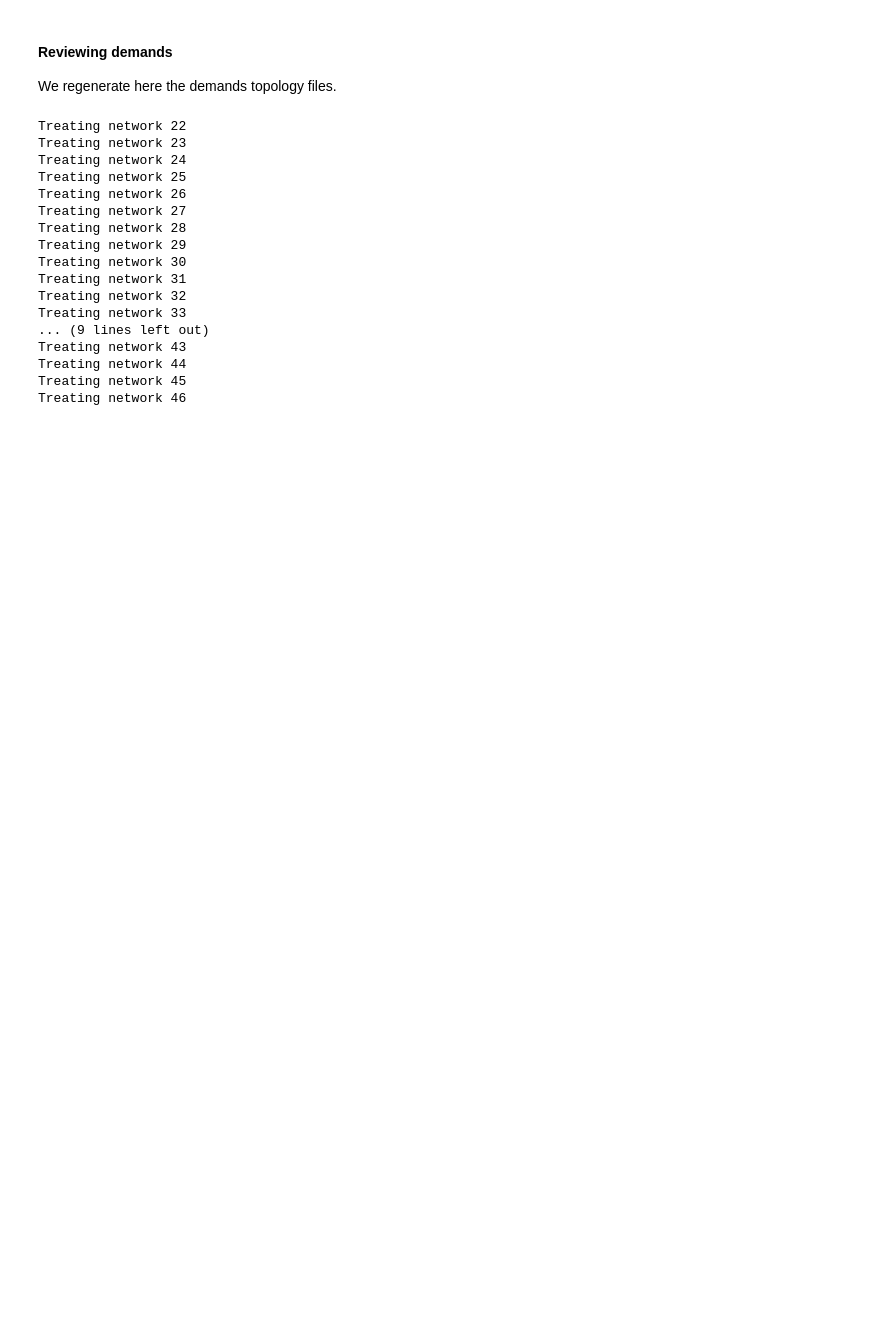
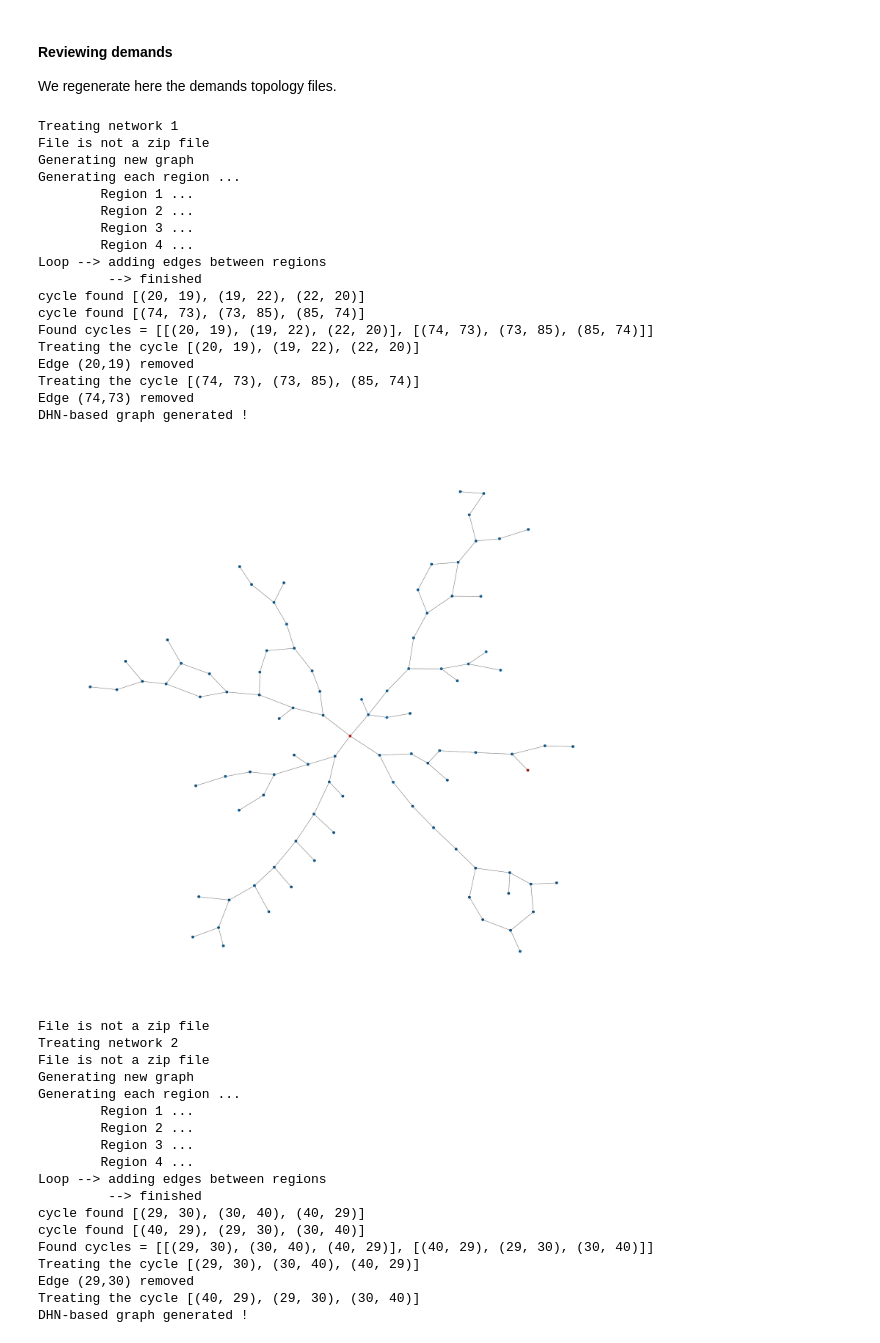
Before and after one commit to drod-96/SyntheticDHN, a Jupyter notebook: main.ipynb, the cells around one changed output. Saved outputs shown, nothing was run; the diff lists cells and outputs as text; code cells hidden in the pictures; blank space fills up the shorter version.

```diff
--- a/main.ipynb
+++ b/main.ipynb
@@ -130,33 +83,63 @@ DHN-based graph generated !
 We regenerate here the demands topology files.
 # %%
 
-for id_ in range(22,47):
+for id_ in range(1,47):
     topology_file = os.path.join('Synthetic_DHNs', f'synthetic_dhn_{id_}', 'topology.xlsx')
     if os.path.isfile(topology_file):
         try:
             print(f'Treating network {id_}')
             generator = GraphDHNGenerator()
             generator.read_generated_graph(topology_file, plot_graph=False)
             topology_dhn = DHNTopology(generator,
                                     graph_folder_name = f'synthetic_dhn_{id_}',
                                     heating_demand_model=2)
         except Exception as ex:
             print(ex)
+            print('Generating new graph')
+            nb_regions = 4
+            nb_nodes_per_region = 24
+            nb_producers_to_reach = 4
+            params = GraphGeneratorParameters(target_ratio=1.01, nb_regions=nb_regions, nb_nodes_per_region=nb_nodes_per_region, E_rp=0.5, E_ee=0.1, edge_weight_mean=1.0, edge_weight_std=0.1, nb_producers_to_reach=nb_producers_to_reach)
+            generator = GraphDHNGenerator(params)
+            generator.generate_random_connected_dhn()
+            topology_dhn = DHNTopology(generator,
+                                    graph_folder_name = f'synthetic_dhn_{id_}',
+                                        heating_demand_model=2) # If 1 use heating law, 2 use DPE French data
 # %% [output]
-Treating network 22
-Treating network 23
-Treating network 24
-Treating network 25
-Treating network 26
-Treating network 27
-Treating network 28
-Treating network 29
-Treating network 30
-Treating network 31
-Treating network 32
-Treating network 33
-... (9 lines left out)
-Treating network 43
-Treating network 44
-Treating network 45
-Treating network 46
+Treating network 1
+File is not a zip file
+Generating new graph
+Generating each region ...
+        Region 1 ...
+        Region 2 ...
+        Region 3 ...
+        Region 4 ...
+Loop --> adding edges between regions
+         --> finished
+cycle found [(20, 19), (19, 22), (22, 20)]
+cycle found [(74, 73), (73, 85), (85, 74)]
+Found cycles = [[(20, 19), (19, 22), (22, 20)], [(74, 73), (73, 85), (85, 74)]]
+Treating the cycle [(20, 19), (19, 22), (22, 20)]
+Edge (20,19) removed
+Treating the cycle [(74, 73), (73, 85), (85, 74)]
+Edge (74,73) removed
+DHN-based graph generated !
+[figure, added]
+File is not a zip file
+Treating network 2
+File is not a zip file
+Generating new graph
+Generating each region ...
+        Region 1 ...
+        Region 2 ...
+        Region 3 ...
+        Region 4 ...
+Loop --> adding edges between regions
+         --> finished
+cycle found [(29, 30), (30, 40), (40, 29)]
+cycle found [(40, 29), (29, 30), (30, 40)]
+Found cycles = [[(29, 30), (30, 40), (40, 29)], [(40, 29), (29, 30), (30, 40)]]
+Treating the cycle [(29, 30), (30, 40), (40, 29)]
+Edge (29,30) removed
+Treating the cycle [(40, 29), (29, 30), (30, 40)]
+DHN-based graph generated !
```
Also changed, not shown: parts of 6 cells of this notebook, 3 other files.
